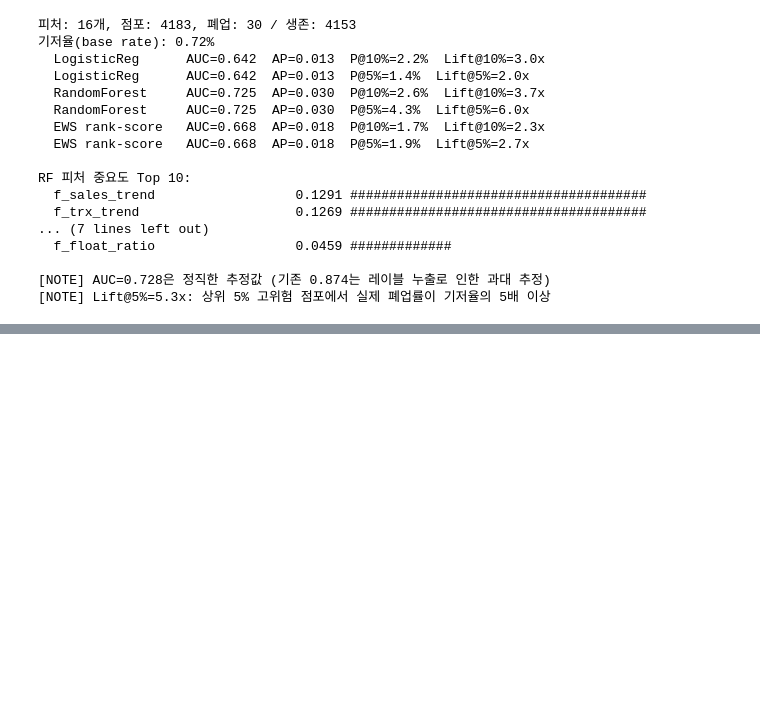
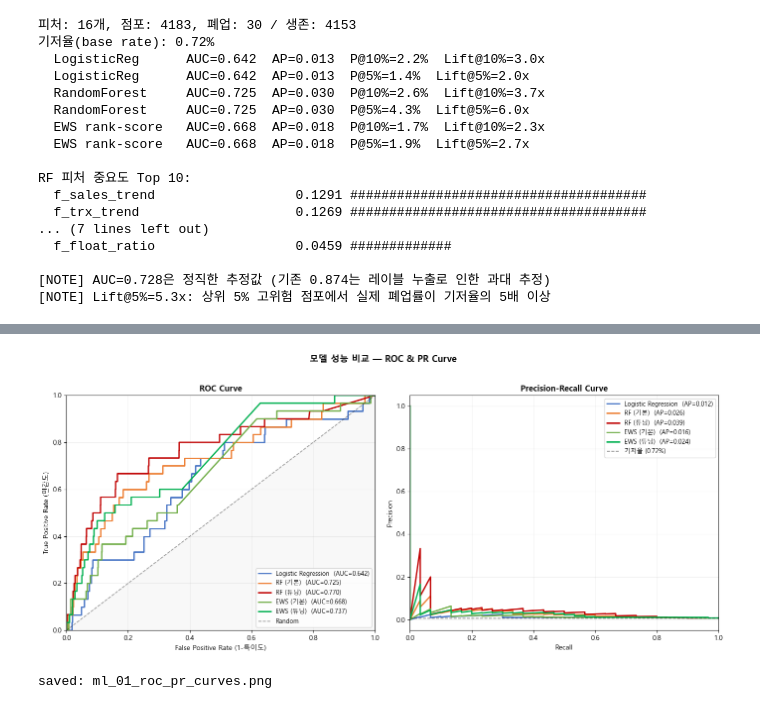
Before and after one commit to Broogun/bigcontest-2025-ews, a Jupyter notebook: notebooks/04_ml_baseline.ipynb, the cells around one changed output, grey strips where cells are left out. Drawn from its saved outputs; the diff is of its cells as text; code cells hidden in the pictures; blank space fills up the shorter version.

```diff
--- a/notebooks/04_ml_baseline.ipynb
+++ b/notebooks/04_ml_baseline.ipynb
@@ -117,0 +164,65 @@ RF 피처 중요도 Top 10:
+# %%
+# ================================================================
+# 시각화 1: ROC Curve & Precision-Recall Curve
+# ================================================================
+import matplotlib
+import matplotlib.pyplot as plt
+matplotlib.rcParams['font.family'] = 'Malgun Gothic'
+matplotlib.rcParams['axes.unicode_minus'] = False
+from sklearn.metrics import roc_curve, precision_recall_curve, auc as sk_auc
+import os
+
+OUT_DIR = '../outputs/'
+os.makedirs(OUT_DIR, exist_ok=True)
+
+if os.path.exists('../p_project_snapshot_tuned.csv'):
+    snap_t = pd.read_csv('../p_project_snapshot_tuned.csv', encoding='utf-8-sig')
+    ews_tuned_prob = snap_t['risk_score_opt'].fillna(50).values / 100
+else:
+    ews_tuned_prob = ews_score / 100
+
+MODELS = {
+    'Logistic Regression': lr_prob,
+    'RF (기본)':           rf_prob,
+    'RF (튜닝)':           rf_tuned_prob,
+    'EWS (기본)':          ews_score / 100,
+    'EWS (튜닝)':          ews_tuned_prob,
+}
+COLORS = ['#4472C4', '#ED7D31', '#C00000', '#70AD47', '#00B050']
+
+fig, axes = plt.subplots(1, 2, figsize=(14, 6))
+
+# ROC
+ax = axes[0]
+for (name, proba), color in zip(MODELS.items(), COLORS):
+    fpr, tpr, _ = roc_curve(y, proba)
+    val = sk_auc(fpr, tpr)
+    ax.plot(fpr, tpr, color=color, lw=2, label=f'{name}  (AUC={val:.3f})')
+ax.plot([0,1],[0,1], 'k--', lw=1.2, alpha=0.4, label='Random')
+ax.fill_between([0,1],[0,1], alpha=0.05, color='gray')
+ax.set_xlabel('False Positive Rate (1-특이도)'); ax.set_ylabel('True Positive Rate (민감도)')
+ax.set_title('ROC Curve', fontsize=12, fontweight='bold')
+ax.legend(loc='lower right', fontsize=9); ax.grid(True, alpha=0.2)
+ax.set_xlim(0,1); ax.set_ylim(0,1)
+
+# PR
+ax = axes[1]
+for (name, proba), color in zip(MODELS.items(), COLORS):
+    prec, rec, _ = precision_recall_curve(y, proba)
+    val = sk_auc(rec, prec)
+    ax.plot(rec, prec, color=color, lw=2, label=f'{name}  (AP={val:.3f})')
+ax.axhline(y.mean(), color='k', linestyle='--', lw=1.2, alpha=0.5,
+           label=f'기저율 ({y.mean()*100:.2f}%)')
+ax.set_xlabel('Recall'); ax.set_ylabel('Precision')
+ax.set_title('Precision-Recall Curve', fontsize=12, fontweight='bold')
+ax.legend(loc='upper right', fontsize=9); ax.grid(True, alpha=0.2)
+ax.set_xlim(0,1)
+
+plt.suptitle('모델 성능 비교 — ROC & PR Curve', fontsize=13, fontweight='bold', y=1.02)
+plt.tight_layout()
+plt.savefig(f'{OUT_DIR}ml_01_roc_pr_curves.png', dpi=150, bbox_inches='tight')
+plt.show()
+print('saved: ml_01_roc_pr_curves.png')
+# %% [output]
+[figure, added]
+saved: ml_01_roc_pr_curves.png
```
Also changed, not shown: parts of 5 cells of this notebook, 4 other files.
